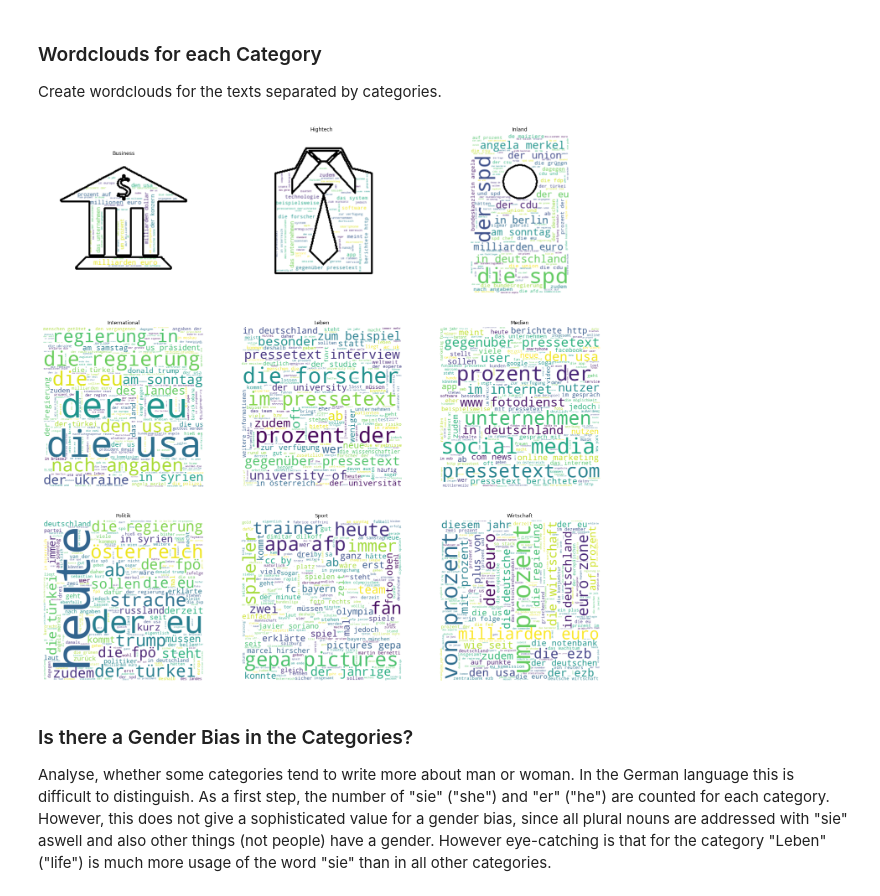
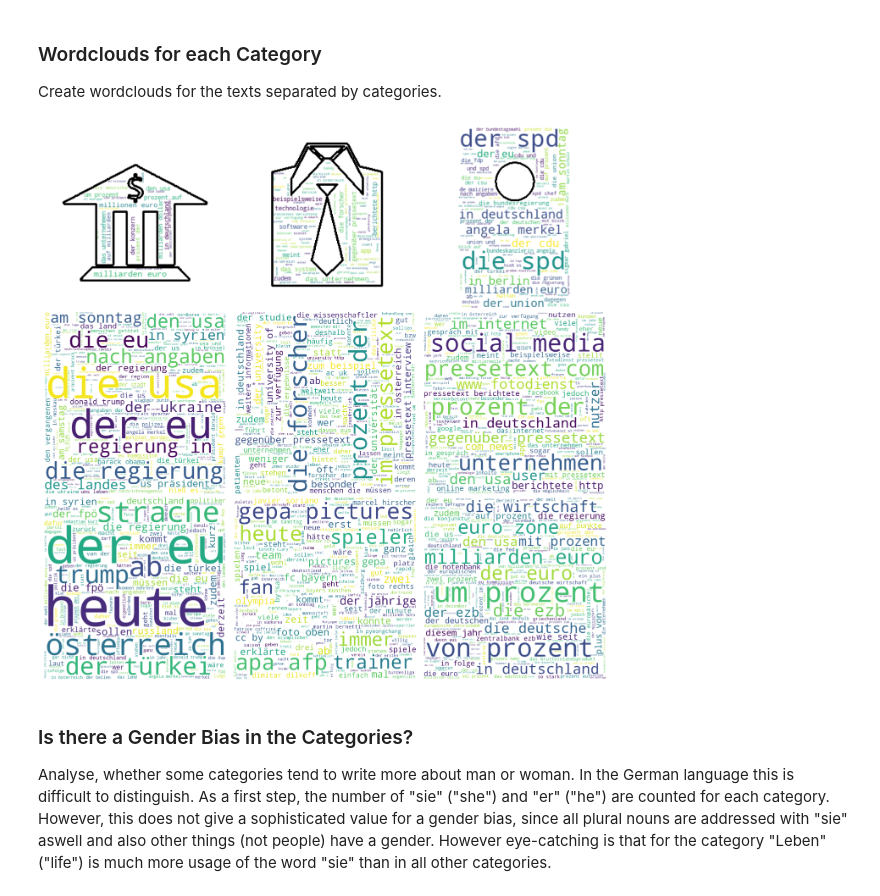
Before and after one commit to froukje/FakeNews_German, a Jupyter notebook: Project_News_Categorization.ipynb, the cells around one changed output. Cells and saved outputs as stored; diff of their text form; code cells hidden in the pictures.

```diff
--- a/Project_News_Categorization.ipynb
+++ b/Project_News_Categorization.ipynb
@@ -574,65 +575,42 @@ stopset = set(stopwords.words('german'))
 stopset.update(["http","www","au","al","bi","sowie","etwa","dabei","die","der","seien"
                 ,"un","de","sei","mehr","als","gibt","es","ja","schon","wurde","wa","sagte"
                ,"schon","hatte","den","am","erklärt","montag","dienstag","mittwoch","donnerstag","freitag"
                ,"bereit","sagt","wurden","allerdings","beim","von","wegen","allerding"])
 
 def gen_wordcloud(input_mask, text):
     wordcloud = WordCloud(background_color="white", max_words=200, mask=input_mask,
                stopwords=stopset, contour_width=3, contour_color='black')
     # Generate a wordcloud
     wordcloud.generate(text)
     return wordcloud
 
 business_wordcloud      = gen_wordcloud(transformed_business_mask, text_clear_business)
 hightech_wordcloud      = gen_wordcloud(transformed_hightech_mask, text_clear_hightech)
 inland_wordcloud        = gen_wordcloud(transformed_inland_mask, text_clear_inland)
 international_wordcloud = gen_wordcloud(transformed_international_mask, text_clear_international)
 leben_wordcloud         = gen_wordcloud(transformed_leben_mask, text_clear_leben)
 medien_wordcloud        = gen_wordcloud(transformed_medien_mask, text_clear_medien)
 politik_wordcloud       = gen_wordcloud(transformed_politik_mask, text_clear_politik)
 sport_wordcloud         = gen_wordcloud(transformed_sport_mask, text_clear_sport)
 wirtschaft_wordcloud    = gen_wordcloud(transformed_wirtschaft_mask, text_clear_wirtschaft)
 
 
 
 
 # store to file
 #wc.to_file("Imgages/business.png")
 
 # show
-#plt.figure(figsize=[20,10])
-fig, axes = plt.subplots(ncols=3, nrows=3, figsize=(24, 24))
-plt.subplots_adjust(left=None, bottom=None, right=None, top=None, wspace=None, hspace=None)
-
-axes[0,0].imshow(business_wordcloud, interpolation='bilinear')
-axes[0,0].axis("off")
-axes[0,0].set_title("Business");
-axes[0,1].imshow(hightech_wordcloud, interpolation='bilinear')
-axes[0,1].axis("off")
-axes[0,1].set_title("Hightech");
-axes[0,2].imshow(inland_wordcloud, interpolation='bilinear')
-axes[0,2].axis("off")
-axes[0,2].set_title("Inland");
-axes[1,0].imshow(international_wordcloud, interpolation='bilinear')
-axes[1,0].axis("off")
-axes[1,0].set_title("International");
-axes[1,1].imshow(leben_wordcloud, interpolation='bilinear')
-axes[1,1].axis("off")
-axes[1,1].set_title("Leben");
-axes[1,2].imshow(medien_wordcloud, interpolation='bilinear')
-axes[1,2].axis("off")
-axes[1,2].set_title("Medien");
-axes[2,0].imshow(politik_wordcloud, interpolation='bilinear')
-axes[2,0].axis("off")
-axes[2,0].set_title("Politik");
-axes[2,1].imshow(sport_wordcloud, interpolation='bilinear')
-axes[2,1].axis("off")
-axes[2,1].set_title("Sport");
-axes[2,2].imshow(wirtschaft_wordcloud, interpolation='bilinear')
-axes[2,2].axis("off")
-axes[2,2].set_title("Wirtschaft");
+cat_cl = [business_wordcloud, hightech_wordcloud, inland_wordcloud, international_wordcloud, leben_wordcloud
+       , medien_wordcloud, politik_wordcloud, sport_wordcloud, wirtschaft_wordcloud]
+fig, axes = plt.subplots(3,3,figsize=(24,24),
+subplot_kw={'xticks':[], 'yticks':[]},
+gridspec_kw=dict(hspace=0.01, wspace=0.01))
+for i, ax in enumerate(axes.flat):
+    ax.imshow(cat_cl[i], interpolation='bilinear')
+    ax.axis("off")
 # %% [output]
-[figure, old version]
+[figure, new version]
 # %% [markdown]
 ### Is there a Gender Bias in the Categories?
 
```
Also changed, not shown: parts of 14 cells of this notebook.
